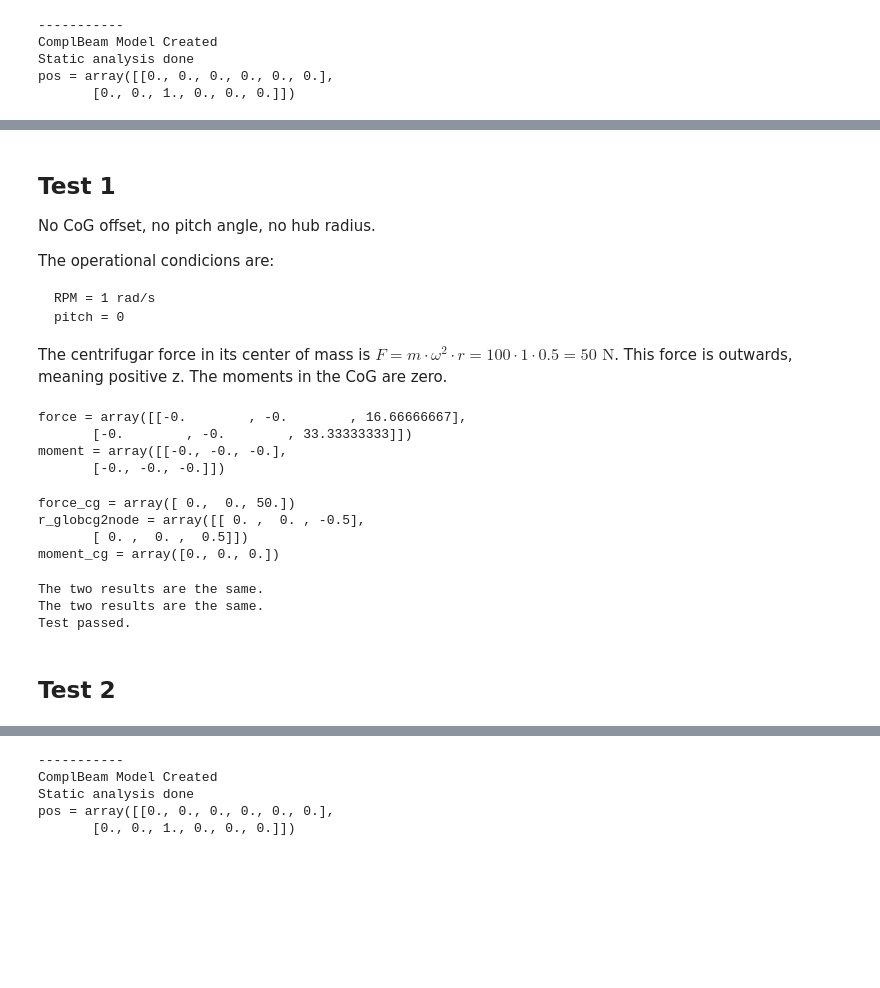
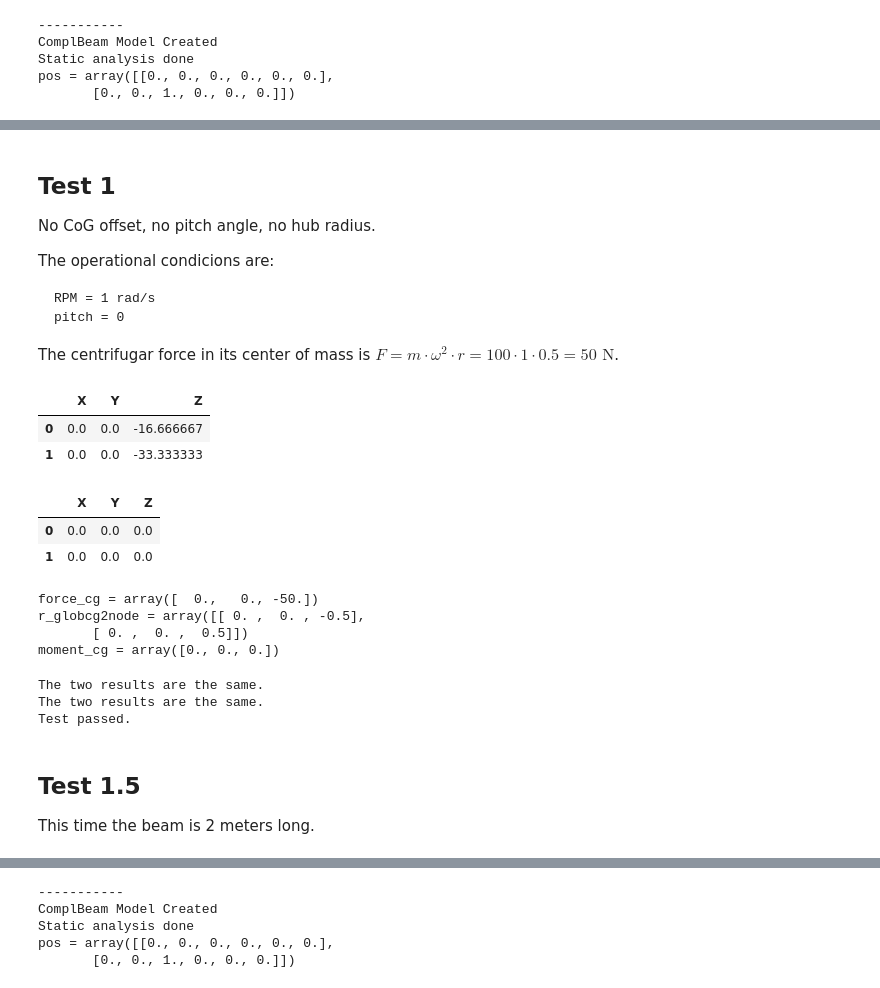
Before and after one commit to juliovmlo/master_thesis, a Jupyter notebook: straight_beam_test.ipynb, the cells around one changed output, grey strips where cells are left out. Cells and saved outputs as stored; diff of their text form; code cells hidden in the pictures; blank space fills up the shorter version.

```diff
--- a/straight_beam_test.ipynb
+++ b/straight_beam_test.ipynb
@@ -94,25 +94,31 @@ The operational condicions are:
     RPM = 1 rad/s
     pitch = 0
 
-The centrifugar force in its center of mass is $F=m\cdot \omega^{2}\cdot r= 100 \cdot 1 \cdot 0.5 = 50 \text{ N}$. This force is outwards, meaning positive z. The moments in the CoG are zero.
+The centrifugar force in its center of mass is $F=m\cdot \omega^{2}\cdot r= 100 \cdot 1 \cdot 0.5 = 50 \text{ N}$.
 # %%
 # Operations info
 omega = 1 # rad/s
 # %%
 # Calculate inertial loads using the CoG accelerations (positions in our input)
 offset = np.zeros((2,3))
 
-load_t1 = -inertial_loads_fun_v03(pos,offset,M_mat_no_offset,0,omega,0)
+load_t1 = inertial_loads_fun_v03(pos,offset,M_mat_no_offset,0,omega,0)
 load_t1 = np.reshape(load_t1, (-1,6))
 
 force, moment = np.split(load_t1,[3],axis=1)
-print(f'{force = }')
-print(f'{moment = }')
+force_df = pd.DataFrame(force, columns=['X', 'Y', 'Z'])
+force_df
 # %% [output]
-force = array([[-0.        , -0.        , 16.66666667],
-       [-0.        , -0.        , 33.33333333]])
-moment = array([[-0., -0., -0.],
-       [-0., -0., -0.]])
+|  | X | Y | Z |
+| 0 | 0.0 | 0.0 | -16.666667 |
+| 1 | 0.0 | 0.0 | -33.333333 |
+# %%
+moment_df = pd.DataFrame(moment, columns=['X', 'Y', 'Z'])
+moment_df
+# %% [output]
+|  | X | Y | Z |
+| 0 | 0.0 | 0.0 | 0.0 |
+| 1 | 0.0 | 0.0 | 0.0 |
 # %%
 force, moment = np.split(load_t1,[3],axis=1)
 force_cg = np.sum(force, axis=0)
@@ -125,7 +131,7 @@ print(f'{r_globcg2node = }')
 moment_cg = np.sum(moment,axis=0) + np.cross(r_globcg2node[0],force[0]) + np.cross(r_globcg2node[1],force[1])
 print(f'{moment_cg = }')
 # %% [output]
-force_cg = array([ 0.,  0., 50.])
+force_cg = array([  0.,   0., -50.])
 r_globcg2node = array([[ 0. ,  0. , -0.5],
        [ 0. ,  0. ,  0.5]])
 moment_cg = array([0., 0., 0.])
@@ -145,5 +151,7 @@ else:
 The two results are the same.
 The two results are the same.
 Test passed.
-# %% [markdown]
-## Test 2
+# %% [markdown]
+## Test 1.5
+
+This time the beam is 2 meters long.
```
Also changed, not shown: parts of 19 cells of this notebook, 3 other files.
